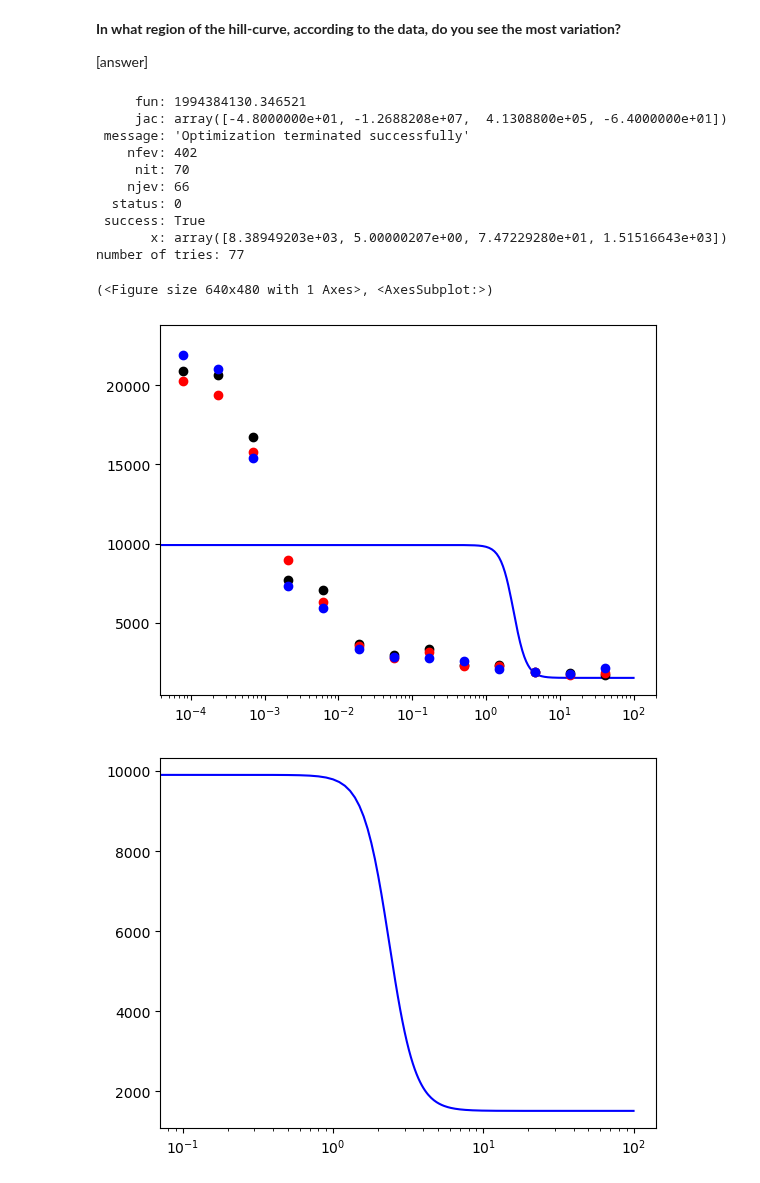
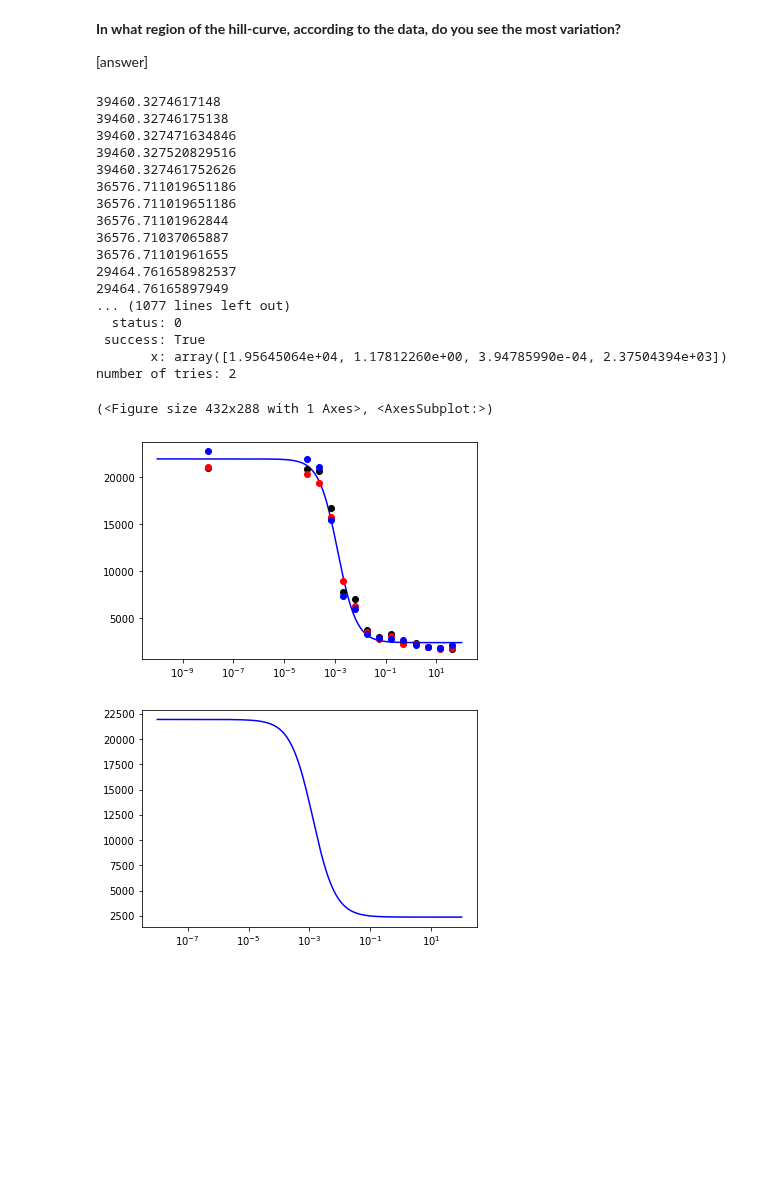
Before and after one commit to istari79/synbio_aut22, a Jupyter notebook: Homework 3/hw3.ipynb, the cells around one changed output. Drawn from its saved outputs; the diff is of its cells as text; code cells hidden in the pictures; blank space fills up the shorter version.

Commit message:
CURVE FITTING WORK
0 != 1E-8
also, objective is getting rooted
may re-add functionality to look at all data points and not avgs

```diff
--- a/Homework 3/hw3.ipynb
+++ b/Homework 3/hw3.ipynb
@@ -20,6 +20,8 @@ targets = np.zeros((num_experiments, len(x)))
 for i in range(1, 1 + num_experiments) :
     target = np.ravel(np.array(list(df_data['fluorescence_' + str(i)])))[::-1]
     targets[i-1, :] = target
+
+x[0]=1e-8
 # %% [output]
 Dataset:
    repressor_conc  fluorescence_1  fluorescence_2  fluorescence_3
@@ -107,7 +109,7 @@ def hill_curve(F_max, n, K, F_0, x) :  # x
     Returns:
         float: current expression level
     """
-    return (F_max / (1 + x ** n / K) + F_0)
+    return (F_max / (1 + (x ** n) / K) + F_0)
 
 ####     END OF FUNCTION 'HILL_CURVE'     ####
 
@@ -146,11 +148,16 @@ def objective_function(coeff_vec, args) :
 
     objective = 0
 
-    for (experiment, pred) in zip(F_x, predicted):
-        for val in experiment:
-            objective += (val - pred) ** 2
 
-    return objective
+    for (avg, pred) in zip(F_x, predicted):
+        objective += (avg - pred) ** 2
+
+#     code for when F_x is the 3xExperiments array
+#     for (experiment, pred) in zip(F_x, predicted):
+#         for val in experiment:
+#             objective += (val - pred) ** 2
+    print(np.sqrt(objective))
+    return np.sqrt(objective)
 
 ###
 # This defines the constraints that must be satisfied by the numerical optimizer:
@@ -178,6 +185,11 @@ cons = (
     {'type': 'ineq',
     'fun' : lambda x: np.array([x[2]]),
     'jac' : lambda x: np.array([0, 0, 1, 0])},
+    #K BEING LESS THAN ONE IS NEW
+    #K <= 1
+    {'type': 'ineq',
+    'fun' : lambda x: np.array([1 - x[2]]),
+    'jac' : lambda x: np.array([0, 0, -1, 0])},
     #F_0 >= 0
     {'type': 'ineq',
     'fun' : lambda x: np.array([x[3]]),
@@ -207,13 +219,12 @@ def find_optimal_coefs(targets):
     # The second value is the hill coeff, set to random real number between 0 and 5.
     # Other variables are set to randoms between 0 and 10**5
     coeff_vector[0] = 18000 + 2000 * random.rand()  # F_max
-    coeff_vector[1] = random.rand() * 5    # n
-    coeff_vector[2] = random.rand() / 100    # K
-    coeff_vector[3] = 2000                 # F_0
+    coeff_vector[1] = random.rand() * 5             # n
+    coeff_vector[2] = random.rand()                 # K
+    coeff_vector[3] = 2000                        # F_0
 
-    # coeff_vector[2] = random.uniform(400, 1000)
-    # coeff_vector[2] = random.rand() * 200 + 200
-    myArgs = (x, targets.T)
+    # myArgs = (x, targets.T)
+    myArgs = (x, avg_fluor)
     ans = minimize(fun=objective_function, x0=coeff_vector, args=(myArgs,),
                    constraints=cons)
 
@@ -224,7 +235,6 @@ def find_optimal_coefs(targets):
 # 2. that uses the scipy minimize function to call the "objective_function"
 # 3. the objective function calls the function "hill_curve" to see if minimize's
 #    guesses are accurate or not.
-
 
 
 def print_hill_function(coeff_vec, x):
@@ -235,44 +245,56 @@ def print_hill_function(coeff_vec, x):
     y_vals = hill_curve(F_max, n, K, F_0, x)
     fig, ax = plt.subplots(1)
     ax.semilogx()
     ax.plot(x, y_vals, color='blue')
     return fig, ax
 
 # ex_coefs = [50000, 2, 2, 40000]
 # ex_x = np.linspace(0, 100, num=1000)
 # print_hill_function(ex_coefs, ex_x)
 
 did_work = False
 num_tries = 0
 
 while not did_work:
     good = find_optimal_coefs(targets)
     did_work = good['success']
     num_tries = num_tries + 1
 
+# these coefficients came from playing around with desmos.
+# they create a fairly accurate with for the curve (F_max / (1 + (x ** n) / K) + F_0
+desmos_coefs = [20000, 1.6, 0.000025, 1800]
+
+
 if (did_work):
     print(good)
     print("number of tries: " + str(num_tries))
     good_coefs = good['x']
-    x_nums = np.linspace(0, 100, num=1000)
+    x_nums = np.logspace(start=-10, stop=2, num=10000)
     fig, ax = print_hill_function(good_coefs, x_nums)
     ax.plot(x, targets[0], 'o', color='black', label="Experiment 1")
     ax.plot(x, targets[1], 'o', color='red', label="Experiment 2")
     ax.plot(x, targets[2], 'o', color='blue', label="Experiment 3")
 
-
-print_hill_function(good_coefs, x_nums)
+log_space = np.logspace(start=-8, stop=2, num=10000)
+print_hill_function(good_coefs, log_space)
 # %% [output]
-     fun: 1994384130.346521
-     jac: array([-4.8000000e+01, -1.2688208e+07,  4.1308800e+05, -6.4000000e+01])
- message: 'Optimization terminated successfully'
-    nfev: 402
-     nit: 70
-    njev: 66
+39460.3274617148
+39460.32746175138
+39460.327471634846
+39460.327520829516
+39460.327461752626
+36576.711019651186
+36576.711019651186
+36576.71101962844
+36576.71037065887
+36576.71101961655
+29464.761658982537
+29464.76165897949
+... (1077 lines left out)
   status: 0
  success: True
-       x: array([8.38949203e+03, 5.00000207e+00, 7.47229280e+01, 1.51516643e+03])
-number of tries: 77
+       x: array([1.95645064e+04, 1.17812260e+00, 3.94785990e-04, 2.37504394e+03])
+number of tries: 2
-(<Figure size 640x480 with 1 Axes>, <AxesSubplot:>)
+(<Figure size 432x288 with 1 Axes>, <AxesSubplot:>)
-[figure, old version]
+[figure, new version]
-[figure, old version]
+[figure, new version]
```
Also changed, not shown: parts of 2 cells of this notebook.
